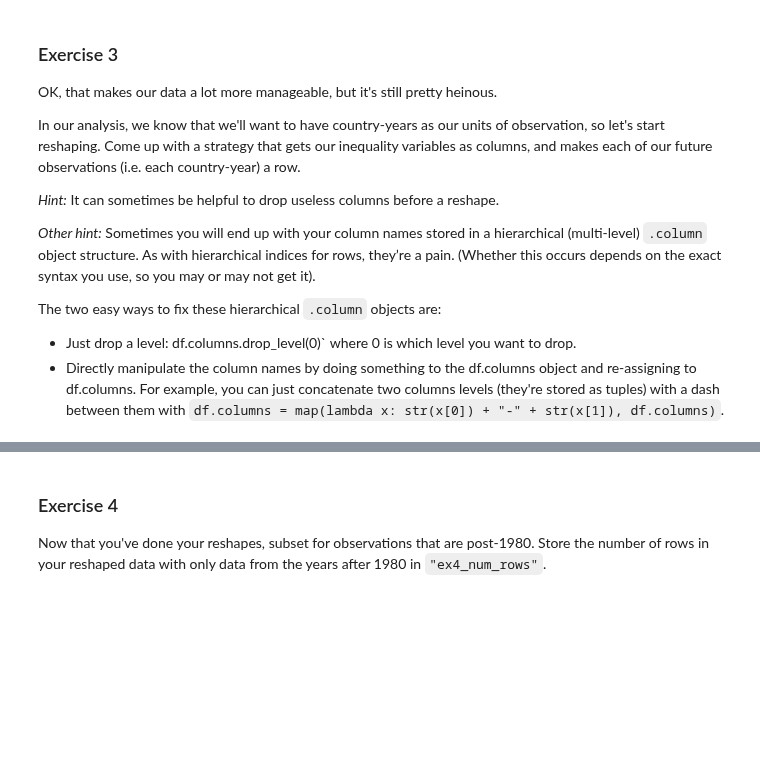
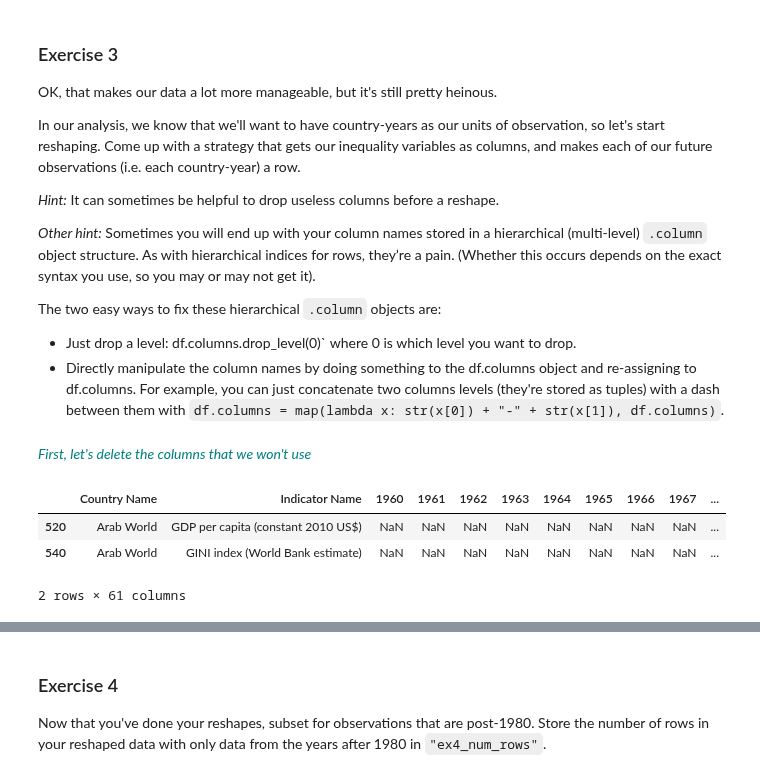
Before and after one commit to BarbaraPFloresRios/IDS720_PracticalDataScience, a Jupyter notebook: 20231109_ExerciseReshaping/Exercise_reshaping.ipynb, the cells around one changed output, grey strips where cells are left out. Drawn from its saved outputs; the diff is of its cells as text; code cells hidden in the pictures; blank space fills up the shorter version.

```diff
--- a/20231109_ExerciseReshaping/Exercise_reshaping.ipynb
+++ b/20231109_ExerciseReshaping/Exercise_reshaping.ipynb
@@ -151,3 +160,16 @@ The two easy ways to fix these hierarchical `.column` objects are:
 
 - Just drop a level: df.columns.drop_level(0)` where 0 is which level you want to drop.
 - Directly manipulate the column names by doing something to the df.columns object and re-assigning to df.columns. For example, you can just concatenate two columns levels (they're stored as tuples) with a dash between them with `df.columns = map(lambda x: str(x[0]) + "-" + str(x[1]), df.columns)`.
+# %% [markdown]
+<span style="color: #008080">*First, let's delete the columns that we won't use*</span>
+# %%
+columns_to_drop = ["Country Code", "Indicator Code", "Unnamed: 63"]
+filtered_indicator_WDI_Data = filtered_indicator_WDI_Data.drop(
+    columns_to_drop, axis=1)
+
+filtered_indicator_WDI_Data.head(2)
+# %% [output]
+|  | Country Name | Indicator Name | 1960 | 1961 | 1962 | 1963 | 1964 | 1965 | 1966 | 1967 | ... |
+| 520 | Arab World | GDP per capita (constant 2010 US$) | NaN | NaN | NaN | NaN | NaN | NaN | NaN | NaN | ... |
+| 540 | Arab World | GINI index (World Bank estimate) | NaN | NaN | NaN | NaN | NaN | NaN | NaN | NaN | ... |
+2 rows × 61 columns
```
Also changed, not shown: parts of 9 cells of this notebook, 1 other file.
